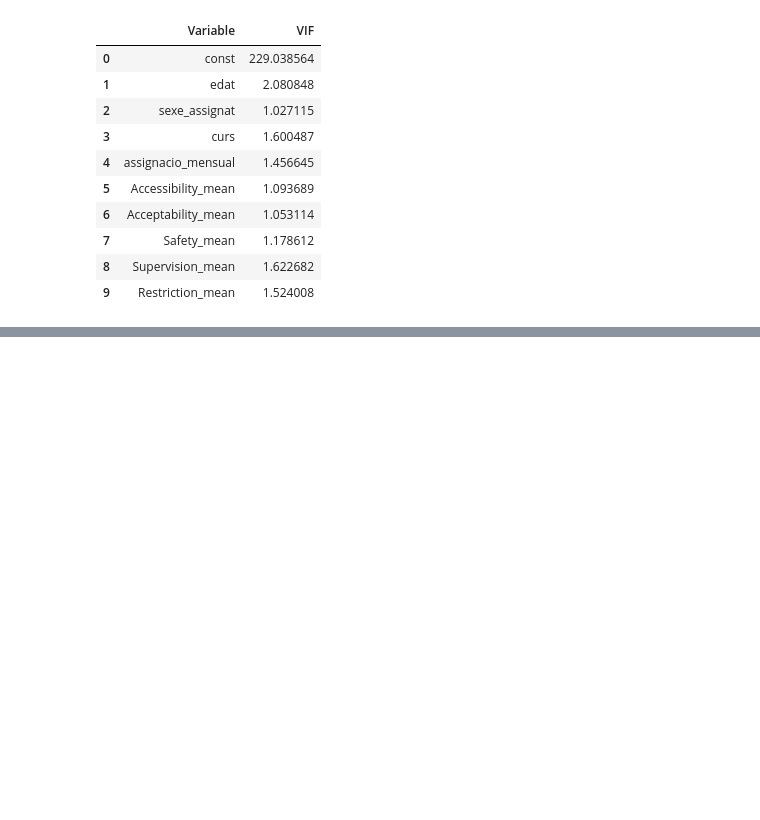
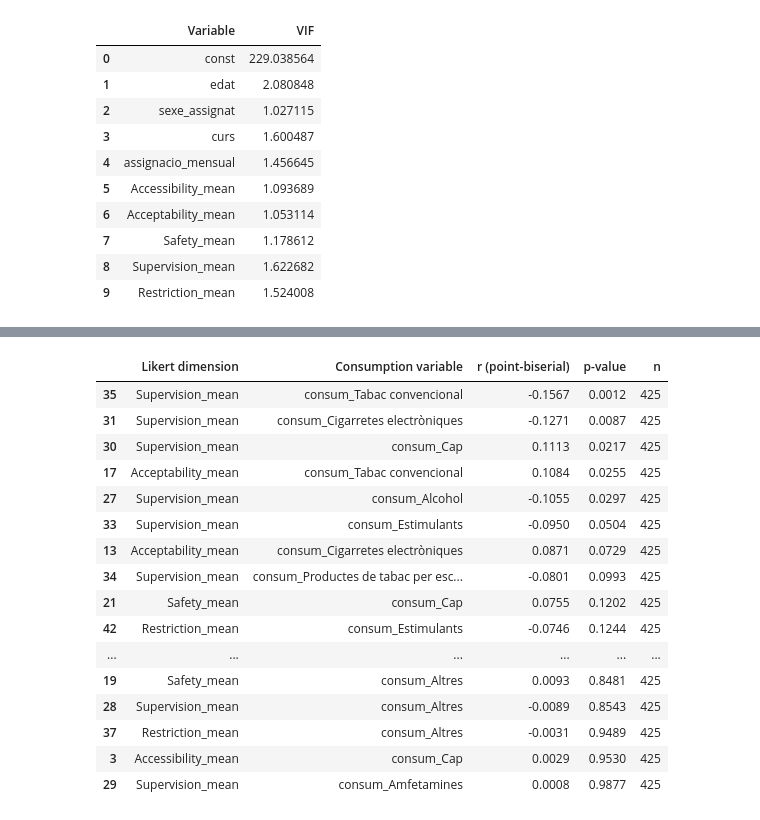
Before and after one commit to DavidRuizC/Vaping-Study, a Jupyter notebook: DataProcessing.ipynb, the cells around one changed output, grey strips where cells are left out. Cells and saved outputs as stored; diff of their text form; code cells hidden in the pictures; blank space fills up the shorter version.

```diff
--- a/DataProcessing.ipynb
+++ b/DataProcessing.ipynb
@@ -2043,3 +2043,85 @@ Restriction_mean       0.3982      0.376      1.058      0.290      -0.339
 | 7 | Safety_mean | 1.178612 |
 | 8 | Supervision_mean | 1.622682 |
 | 9 | Restriction_mean | 1.524008 |
+# %%
+from scipy.stats import pointbiserialr
+import pandas as pd
+import numpy as np
+from IPython.display import HTML, display
+
+# ============================================================
+# 1. Likert DIMENSIONS instead of individual items
+# ============================================================
+
+dimension_cols = [
+    "Accessibility_mean",
+    "Acceptability_mean",
+    "Safety_mean",
+    "Supervision_mean",
+    "Restriction_mean",
+    # "Total_mean"  # ← activar si quieres incluirla
+]
+
+# ============================================================
+# 2. Selected consumption columns
+# ============================================================
+
+consumption_cols_specific = [
+    'consum_Alcohol',
+    'consum_Altres',
+    'consum_Amfetamines',
+    'consum_Cap',
+    'consum_Cigarretes electròniques',
+    'consum_Cànnabis',
+    'consum_Estimulants',
+    'consum_Productes de tabac per escalfament (tipus IQOS)',
+    'consum_Tabac convencional'
+]
+
+# Filtrar solo las que existen realmente en df
+consumption_cols_specific = [c for c in consumption_cols_specific if c in df.columns]
+print("Variables de consumo analizadas:", consumption_cols_specific)
+
+# ============================================================
+# 3. Compute point-biserial correlation between dimensions and consumption
+# ============================================================
+
+results = []
+
+for dim in dimension_cols:
+    for cons in consumption_cols_specific:
+
+        sub = df[[dim, cons]].dropna()
+
+        # Necesita ser binario 0/1
+        if sub[cons].nunique() != 2:
+            continue
+
+        r, p = pointbiserialr(sub[cons], sub[dim])
+
+        results.append({
+            "Likert dimension": dim,
+            "Consumption variable": cons,
+            "r (point-biserial)": r,
+            "p-value": p,
+            "n": len(sub)
+        })
+
+correlation_dimensions = pd.DataFrame(results).round(4)
+
+# Ordenar por significancia
+correlation_dimensions = correlation_dimensions.sort_values("p-value")
+
+# ============================================================
+# 4. Make table scrollable
+# ============================================================
+
+def make_scrollable(df, height=300):
+    return HTML(f'''
+    <div style="height:{height}px; overflow-y:scroll; border:1px solid #ccc;">
+        {df.to_html()}
+    </div>
+    ''')
+
+display(make_scrollable(correlation_dimensions, height=400))
+# %% [output]
@@ -2045,0 +2129,17 @@ Restriction_mean       0.3982      0.376      1.058      0.290      -0.339
+|  | Likert dimension | Consumption variable | r (point-biserial) | p-value | n |
+| 35 | Supervision_mean | consum_Tabac convencional | -0.1567 | 0.0012 | 425 |
+| 31 | Supervision_mean | consum_Cigarretes electròniques | -0.1271 | 0.0087 | 425 |
+| 30 | Supervision_mean | consum_Cap | 0.1113 | 0.0217 | 425 |
+| 17 | Acceptability_mean | consum_Tabac convencional | 0.1084 | 0.0255 | 425 |
+| 27 | Supervision_mean | consum_Alcohol | -0.1055 | 0.0297 | 425 |
+| 33 | Supervision_mean | consum_Estimulants | -0.0950 | 0.0504 | 425 |
+| 13 | Acceptability_mean | consum_Cigarretes electròniques | 0.0871 | 0.0729 | 425 |
+| 34 | Supervision_mean | consum_Productes de tabac per esc... | -0.0801 | 0.0993 | 425 |
+| 21 | Safety_mean | consum_Cap | 0.0755 | 0.1202 | 425 |
+| 42 | Restriction_mean | consum_Estimulants | -0.0746 | 0.1244 | 425 |
+| ... | ... | ... | ... | ... | ... |
+| 19 | Safety_mean | consum_Altres | 0.0093 | 0.8481 | 425 |
+| 28 | Supervision_mean | consum_Altres | -0.0089 | 0.8543 | 425 |
+| 37 | Restriction_mean | consum_Altres | -0.0031 | 0.9489 | 425 |
+| 3 | Accessibility_mean | consum_Cap | 0.0029 | 0.9530 | 425 |
+| 29 | Supervision_mean | consum_Amfetamines | 0.0008 | 0.9877 | 425 |
```
Also changed, not shown: parts of 14 cells of this notebook.
